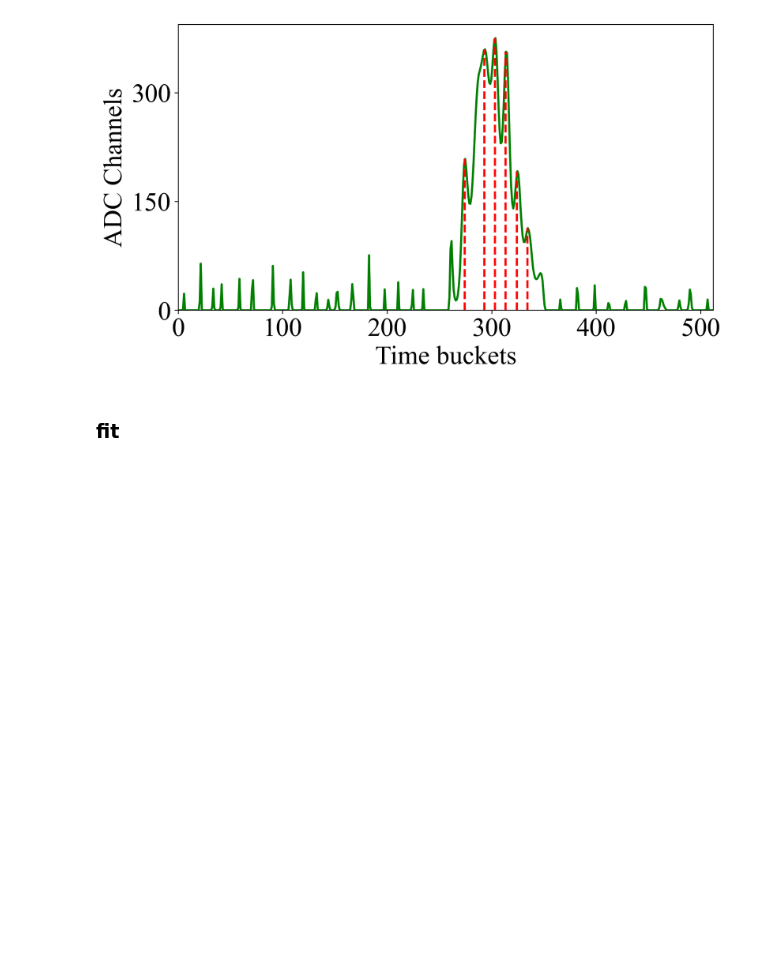
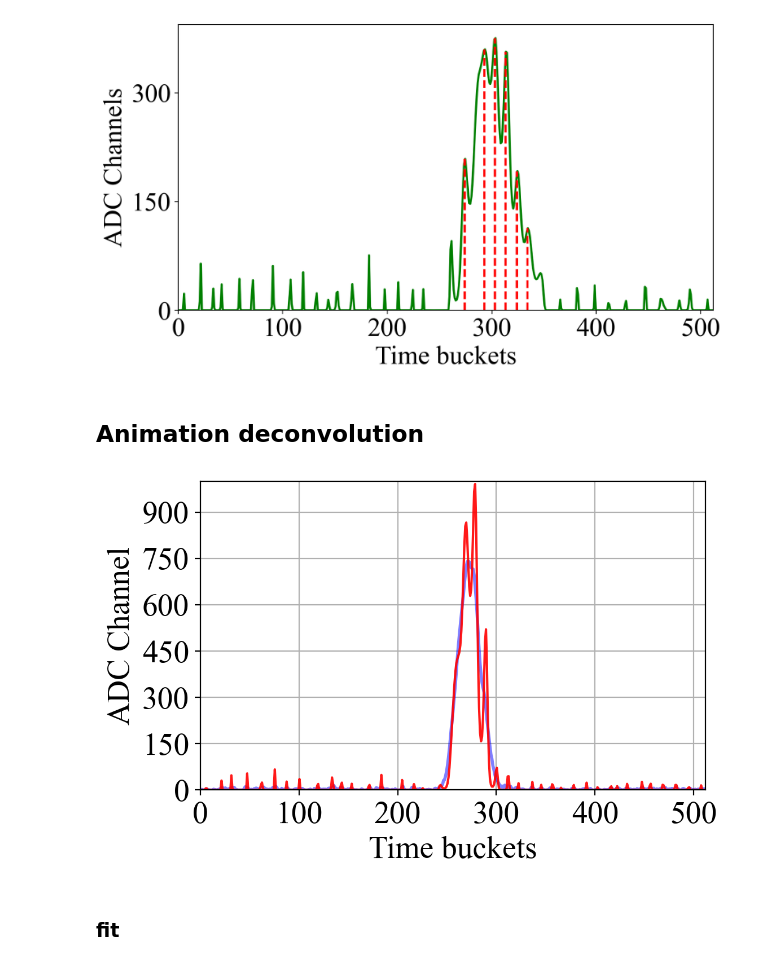
Before and after one commit to GuiiFerrari/Tese, a Jupyter notebook: defesa.ipynb, the cells around one changed output. Saved outputs shown, nothing was run; the diff lists cells and outputs as text; code cells hidden in the pictures; blank space fills up the shorter version.

```diff
--- a/defesa.ipynb
+++ b/defesa.ipynb
@@ -2,6 +2,7 @@
 import numpy as np
 import pandas as pd
 import matplotlib as mpl
+import matplotlib.animation as animation
 print(mpl.__version__)
 import matplotlib.pyplot as plt
 import matplotlib.ticker as ticker
@@ -16,13 +17,15 @@ from sklearn.datasets import make_blobs
 from sklearn.preprocessing import StandardScaler
 plt.rcParams["font.family"] = "serif"
 plt.rcParams["font.serif"] = "Times New Roman"
-plt.rcParams["font.size"] = 25
-plt.rc('axes', titlesize=25, labelsize=25)
-plt.rc('xtick',labelsize=25)
-plt.rc('ytick',labelsize=25)
+tamm = 20
+plt.rcParams["font.size"] = tamm
+plt.rc('axes', titlesize=tamm, labelsize=tamm)
+plt.rc('xtick',labelsize=tamm)
+plt.rc('ytick',labelsize=tamm)
 xt = np.arange(0.5, 512., 1)
 import os
 from lmfit.models import GaussianModel
+plt.rcParams['animation.ffmpeg_path'] =r'C:\Users\guilh\Documents\ffmpeg-4.4-full_build\ffmpeg-4.4-full_build\bin\ffmpeg.exe'
 # %% [output]
 3.5.2
 # %% [markdown]
@@ -398,3 +401,5 @@ for num in [165960]:
 # %% [output]
 Saída num = 165960
 [figure]
+# %% [markdown]
+## Animation deconvolution
@@ -401,3 +408,47 @@ Saída num = 165960
+# %%
+# fig, ax = plt.subplots(dpi = 200, figsize = (12, 4))
+fig, ax = plt.subplots(dpi = 200)
+fig.set_facecolor('white')
+ax.set_ylim(0, 1000)
+ax.set_xlim(0, 512)
+ax.set(xlabel = "Time buckets", ylabel = "ADC Channel")
+ax.grid(True)
+num = 69430
+# x        = np.arange(0.5, 512, 1)
+data_raw = y1[num]
+data     = np.array(
+    [tpc.search_high_res(signal=data_raw,
+     sigma = 4.3,
+     threshold=20,
+     remove_bkg=False,
+     number_it=i,
+     markov = False,
+     aver_window=3)[0]
+     for i in range(701)],
+     dtype = float
+    )
+plt.gca().yaxis.set_major_locator(ticker.MultipleLocator(150))
+plt.gca().xaxis.set_major_locator(ticker.MultipleLocator(100))
+line1, = ax.plot(xt, data_raw, lw = 2, c = 'b', alpha = 0.5) # [line1]
+line2, = ax.plot(xt, data_raw, lw = 1.5, c = 'r', alpha = 0.9)
+plt.tight_layout()
+
+def animate(i):
+    line1.set_ydata(data_raw)  # update the data.
+    line2.set_ydata(data[i])
+    return line1, line2,
+
+ani = animation.FuncAnimation(
+    fig, animate, frames=700, interval=150)
+
+writergif = animation.PillowWriter(fps=30)
+FFwriter = animation.FFMpegWriter(fps = 60)
+# ani.save("deconv.mp4", writer = FFwriter)
+ani.save("deconv.gif", writer = writergif)
+
+plt.show()
+# %% [output]
+[figure, added]
 # %% [markdown]
 ### fit
 # %%
```
Also changed, not shown: parts of 2 cells of this notebook, 3 other files.
